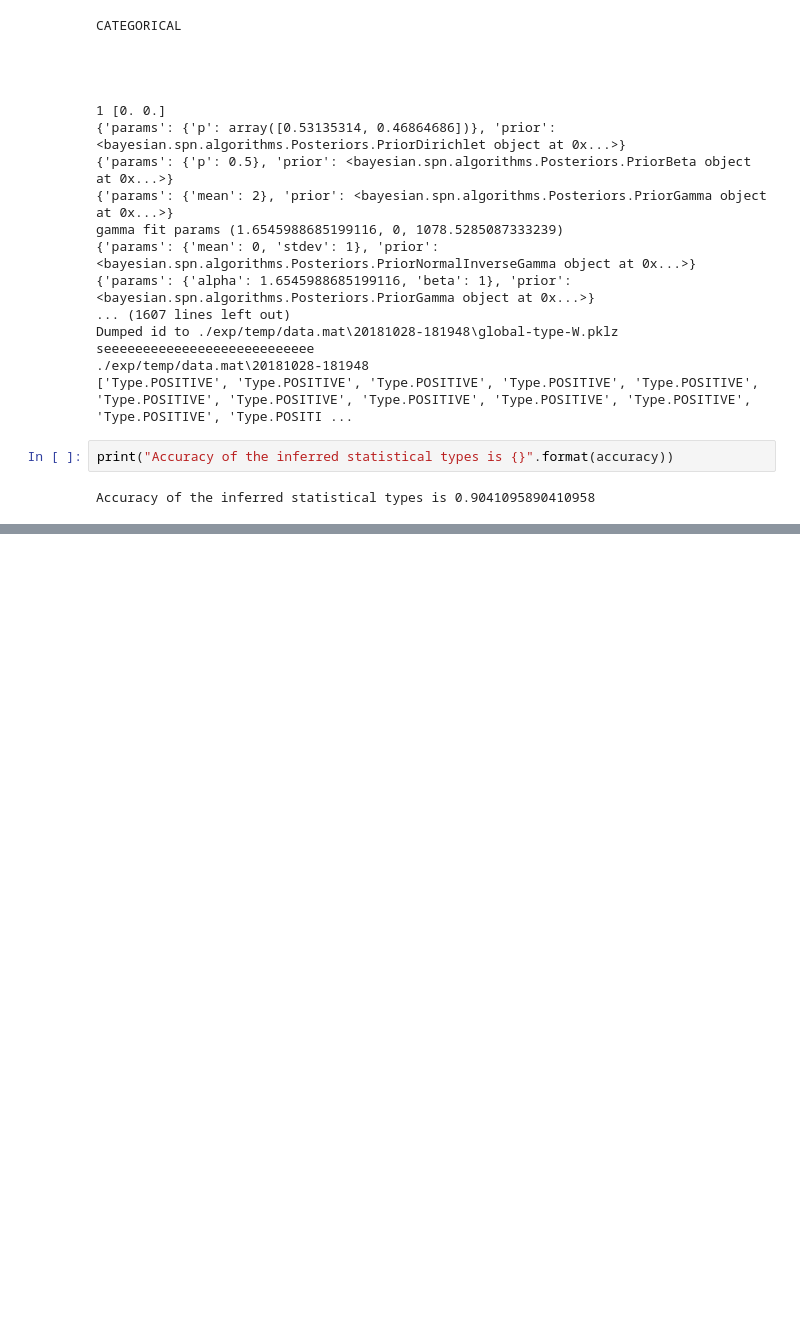
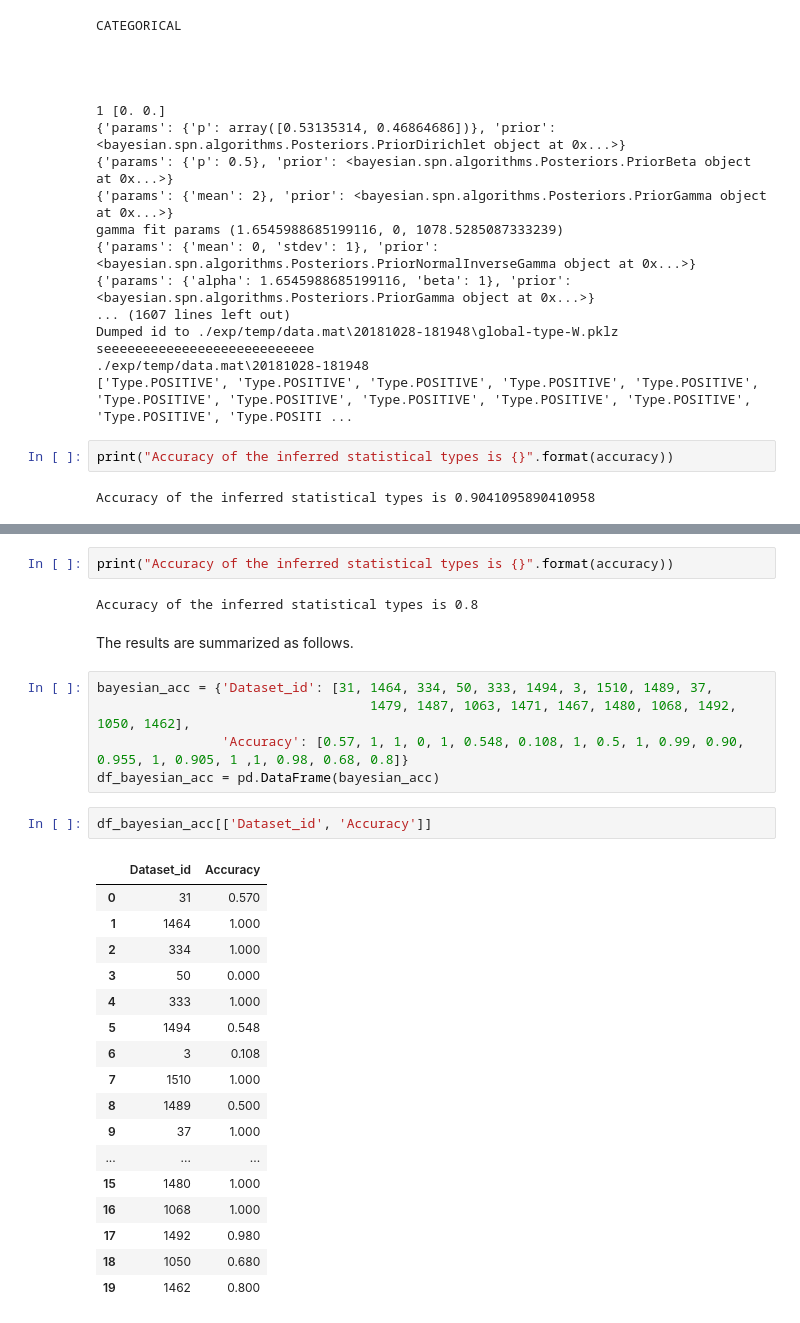
Before and after one commit to Ji-Zhang/datacleanbot, a Jupyter notebook: DataTypeDiscover/Automatic Data Type Discovery.ipynb, the cells around one changed output, grey strips where cells are left out. Drawn from its saved outputs; the diff is of its cells as text; blank space fills up the shorter version.

```diff
--- a/DataTypeDiscover/Automatic Data Type Discovery.ipynb
+++ b/DataTypeDiscover/Automatic Data Type Discovery.ipynb
@@ -530,0 +962,31 @@ seeeeeeeeeeeeeeeeeeeeeeeeeee
+# %%
+print("Accuracy of the inferred statistical types is {}".format(accuracy))
+# %% [output]
+Accuracy of the inferred statistical types is 0.8
+# %% [markdown]
+The results are summarized as follows.
+# %%
+bayesian_acc = {'Dataset_id': [31, 1464, 334, 50, 333, 1494, 3, 1510, 1489, 37,
+                                   1479, 1487, 1063, 1471, 1467, 1480, 1068, 1492, 1050, 1462],
+                'Accuracy': [0.57, 1, 1, 0, 1, 0.548, 0.108, 1, 0.5, 1, 0.99, 0.90, 0.955, 1, 0.905, 1 ,1, 0.98, 0.68, 0.8]}
+df_bayesian_acc = pd.DataFrame(bayesian_acc)
+# %%
+df_bayesian_acc[['Dataset_id', 'Accuracy']]
+# %% [output]
+|  | Dataset_id | Accuracy |
+| 0 | 31 | 0.570 |
+| 1 | 1464 | 1.000 |
+| 2 | 334 | 1.000 |
+| 3 | 50 | 0.000 |
+| 4 | 333 | 1.000 |
+| 5 | 1494 | 0.548 |
+| 6 | 3 | 0.108 |
+| 7 | 1510 | 1.000 |
+| 8 | 1489 | 0.500 |
+| 9 | 37 | 1.000 |
+| ... | ... | ... |
+| 15 | 1480 | 1.000 |
+| 16 | 1068 | 1.000 |
+| 17 | 1492 | 0.980 |
+| 18 | 1050 | 0.680 |
+| 19 | 1462 | 0.800 |
```
Also changed, not shown: parts of 40 cells of this notebook.
